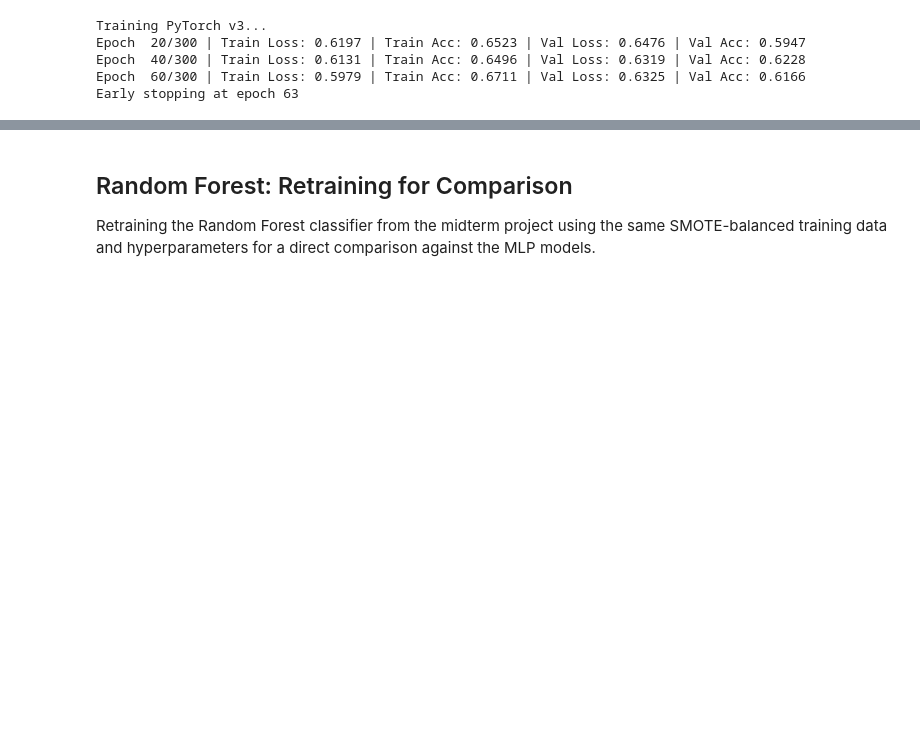
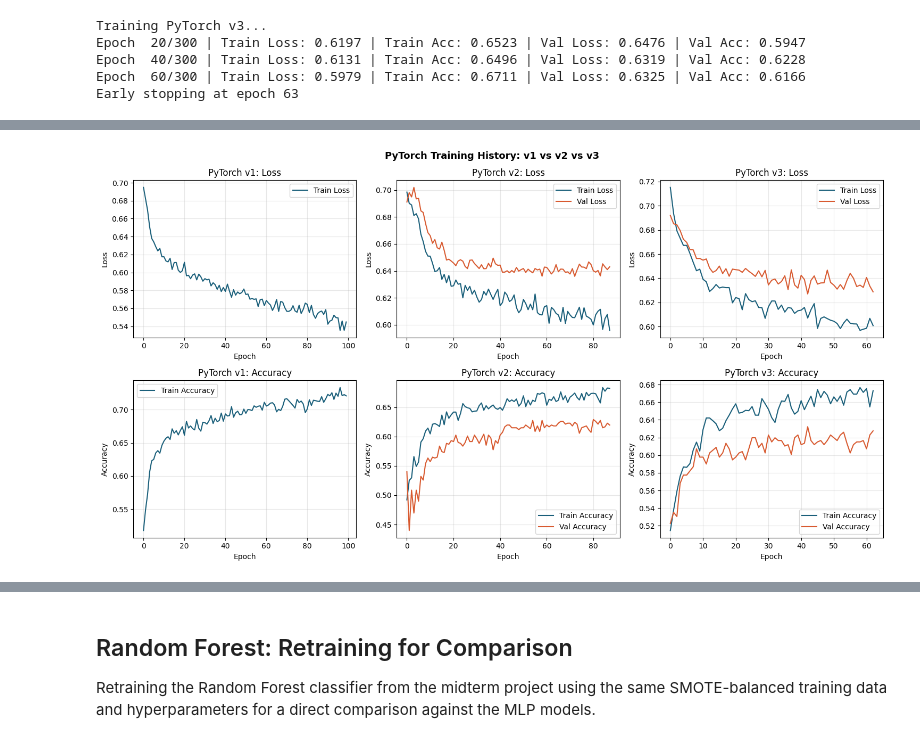
Before and after one commit to bielejan09/WaterPotabilityNN, a Jupyter notebook: WaterPotabilityNN.ipynb, the cells around one changed output, grey strips where cells are left out. Saved outputs shown, nothing was run; the diff lists cells and outputs as text; code cells hidden in the pictures; blank space fills up the shorter version.

```diff
--- a/WaterPotabilityNN.ipynb
+++ b/WaterPotabilityNN.ipynb
@@ -806,0 +831,40 @@ Early stopping at epoch 63
+# %%
+fig, axes = plt.subplots(2, 3, figsize=(15, 8))
+
+histories = [
+    (losses_v1, accs_v1, None, None, 'PyTorch v1'),
+    (losses_v2, accs_v2, val_losses_v2, val_accs_v2, 'PyTorch v2'),
+    (losses_v3, accs_v3, val_losses_v3, val_accs_v3, 'PyTorch v3'),
+]
+
+for i, (losses, accs, val_losses, val_accs, name) in enumerate(histories):
+    # Loss plot
+    axes[0][i].plot(losses, label='Train Loss', color='#1A5F7A')
+    if val_losses:
+        axes[0][i].plot(val_losses, label='Val Loss', color='#D85A30')
+    axes[0][i].set_title(f'{name}: Loss')
+    axes[0][i].set_xlabel('Epoch')
+    axes[0][i].set_ylabel('Loss')
+    axes[0][i].legend()
+    axes[0][i].grid(True, alpha=0.3)
+
+    # Accuracy plot
+    axes[1][i].plot(accs, label='Train Accuracy', color='#1A5F7A')
+    if val_accs:
+        axes[1][i].plot(val_accs, label='Val Accuracy', color='#D85A30')
+    axes[1][i].set_title(f'{name}: Accuracy')
+    axes[1][i].set_xlabel('Epoch')
+    axes[1][i].set_ylabel('Accuracy')
+    axes[1][i].legend()
+    axes[1][i].grid(True, alpha=0.3)
+
+plt.suptitle('PyTorch Training History: v1 vs v2 vs v3', fontsize=13, fontweight='bold')
+plt.tight_layout()
+plt.savefig('pytorch_training_history.png', dpi=150)
+plt.show()
+
+print(f"v1 final train loss: {losses_v1[-1]:.4f} | train acc: {accs_v1[-1]:.4f}")
+print(f"v2 final train loss: {losses_v2[-1]:.4f} | train acc: {accs_v2[-1]:.4f} | val loss: {val_losses_v2[-1]:.4f} | val acc: {val_accs_v2[-1]:.4f}")
+print(f"v3 final train loss: {losses_v3[-1]:.4f} | train acc: {accs_v3[-1]:.4f} | val loss: {val_losses_v3[-1]:.4f} | val acc: {val_accs_v3[-1]:.4f}")
+# %% [output]
+[figure, added]
```
Also changed, not shown: parts of 14 cells of this notebook.
